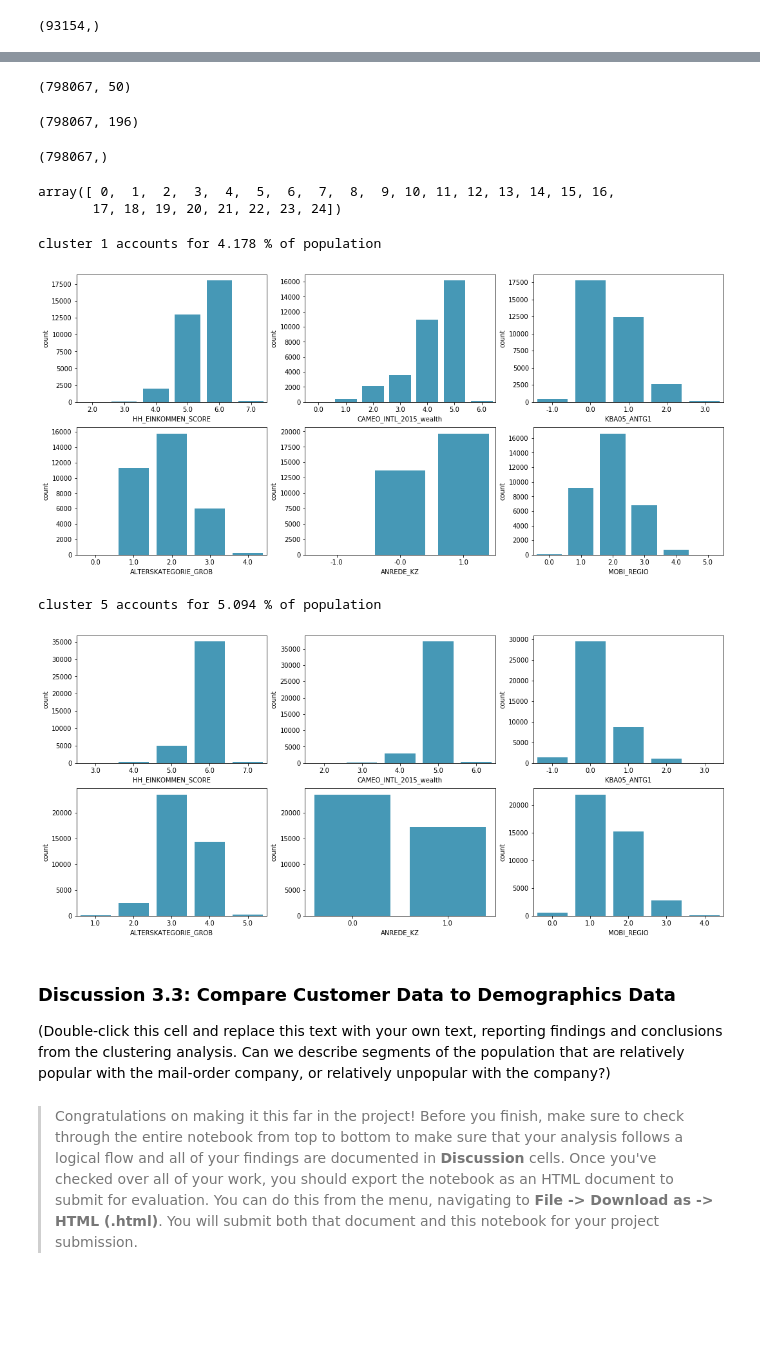
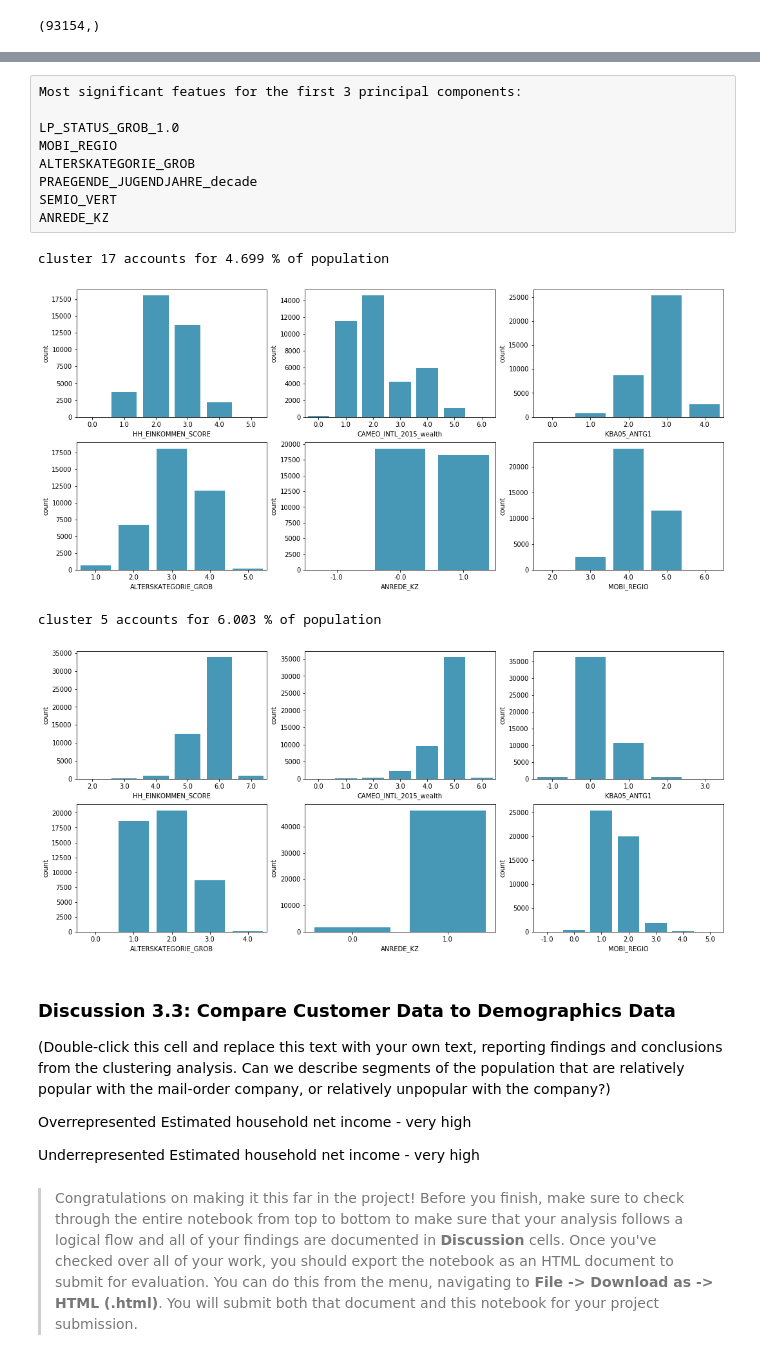
Before and after one commit to vasilkosturski/udacity-ml-intro, a Jupyter notebook: unsupervised-learning/creating-customer-segments/Identify_Customer_Segments.ipynb, the cells around one changed output, grey strips where cells are left out. Cells and saved outputs as stored; diff of their text form; code cells hidden in the pictures; blank space fills up the shorter version.

Commit message:
Customer Segments - overrepresented vs underrepresented customer clusters

```diff
--- a/unsupervised-learning/creating-customer-segments/Identify_Customer_Segments.ipynb
+++ b/unsupervised-learning/creating-customer-segments/Identify_Customer_Segments.ipynb
@@ -1092,55 +1211,50 @@ under-represented
 Name: proportion, dtype: float64
+# %% [raw]
+Most significant featues for the first 3 principal components:
+
+LP_STATUS_GROB_1.0
+MOBI_REGIO
+ALTERSKATEGORIE_GROB
+PRAEGENDE_JUGENDJAHRE_decade
+SEMIO_VERT
+ANREDE_KZ
 # %%
-# Let's look at cluster 1, it's over represented for customers
-def plot_cluster_demographics(k, pca_features, kmeans_labels):
-    pca_cluster = pca_features[kmeans_labels == k]
+def plot_cluster_top_features(cluster_num, pca_features, kmeans_labels):
+    pca_cluster = pca_features[kmeans_labels == cluster_num]
 
-    print('cluster', k, 'accounts for', np.round(pca_cluster.shape[0]*100/features.shape[0],3), '% of population')
+    print('cluster', cluster_num, 'accounts for', np.round(pca_cluster.shape[0]*100/features.shape[0],3), '% of population')
 
     standardized_features = pca.inverse_transform(pca_cluster)
-    features_cluster1 = scaler.inverse_transform(standardized_features)
+    print(pca_cluster.shape)
+    print(standardized_features.shape)
 
-    features_cluster1 = pd.DataFrame(np.round(features_cluster1), columns = azdias.columns)
+    features_cluster = scaler.inverse_transform(standardized_features)
+    print(features_cluster17.shape)
+
+    features_cluster = pd.DataFrame(np.round(features_cluster), columns = azdias.columns)
+    features_cluster.head()
 
     fig, axs = plt.subplots(2,3, figsize=(18,8))
-    sns.countplot(features_cluster1['HH_EINKOMMEN_SCORE'], ax = axs[0,0], color='#33A1C9')
-    sns.countplot(features_cluster1['CAMEO_INTL_2015_wealth'], ax = axs[0,1], color='#33A1C9')
-    sns.countplot(features_cluster1['KBA05_ANTG1'], ax = axs[0,2], color='#33A1C9')
-    sns.countplot(features_cluster1['ALTERSKATEGORIE_GROB'], ax = axs[1,0], color='#33A1C9')
-    sns.countplot(features_cluster1['ANREDE_KZ'], ax = axs[1,1], color='#33A1C9')
-    sns.countplot(features_cluster1['MOBI_REGIO'], ax = axs[1,2], color='#33A1C9')
+    sns.countplot(features_cluster17['LP_STATUS_GROB_1.0'], ax = axs[0,0], color='#33A1C9')
+    sns.countplot(features_cluster17['MOBI_REGIO'], ax = axs[0,1], color='#33A1C9')
+    sns.countplot(features_cluster17['ALTERSKATEGORIE_GROB'], ax = axs[0,2], color='#33A1C9')
+    sns.countplot(features_cluster17['PRAEGENDE_JUGENDJAHRE_decade'], ax = axs[1,0], color='#33A1C9')
+    sns.countplot(features_cluster17['SEMIO_VERT'], ax = axs[1,1], color='#33A1C9')
+    sns.countplot(features_cluster17['ANREDE_KZ'], ax = axs[1,2], color='#33A1C9')
     plt.show();
-# %%
-pca_features.shape
-# %% [output]
-(798067, 50)
-# %%
-azdias.shape
-# %% [output]
-(798067, 196)
-# %%
-
-kmeans_labels.shape
-# %% [output]
-(798067,)
-# %%
-np.unique(kmeans_labels)
-# %% [output]
-array([ 0,  1,  2,  3,  4,  5,  6,  7,  8,  9, 10, 11, 12, 13, 14, 15, 16,
-       17, 18, 19, 20, 21, 22, 23, 24])
 # %%
 # What kinds of people are part of a cluster that is overrepresented in the
 # customer data compared to the general population?
 
-plot_cluster_demographics(k=1, pca_features=pca_features, kmeans_labels=kmeans_labels)
+plot_cluster_demographics(k=17, pca_features=pca_features, kmeans_labels=kmeans_labels)
 # %% [output]
-cluster 1 accounts for 4.178 % of population
+cluster 17 accounts for 4.699 % of population
-[figure, old version]
+[figure, new version]
 # %%
 # What kinds of people are part of a cluster that is underrepresented in the
 # customer data compared to the general population?
 
 plot_cluster_demographics(k=5, pca_features=pca_features, kmeans_labels=kmeans_labels)
 # %% [output]
-cluster 5 accounts for 5.094 % of population
+cluster 5 accounts for 6.003 % of population
-[figure, old version]
+[figure, new version]
@@ -1157,5 +1262,11 @@ cluster 5 accounts for 5.094 % of population
 ### Discussion 3.3: Compare Customer Data to Demographics Data
 
 (Double-click this cell and replace this text with your own text, reporting findings and conclusions from the clustering analysis. Can we describe segments of the population that are relatively popular with the mail-order company, or relatively unpopular with the company?)
+
+Overrepresented
+Estimated household net income - very high
+
+Underrepresented
+Estimated household net income - very high
 # %% [markdown]
 > Congratulations on making it this far in the project! Before you finish, make sure to check through the entire notebook from top to bottom to make sure that your analysis follows a logical flow and all of your findings are documented in **Discussion** cells. Once you've checked over all of your work, you should export the notebook as an HTML document to submit for evaluation. You can do this from the menu, navigating to **File -> Download as -> HTML (.html)**. You will submit both that document and this notebook for your project submission.
```
Also changed, not shown: parts of 17 cells of this notebook.
